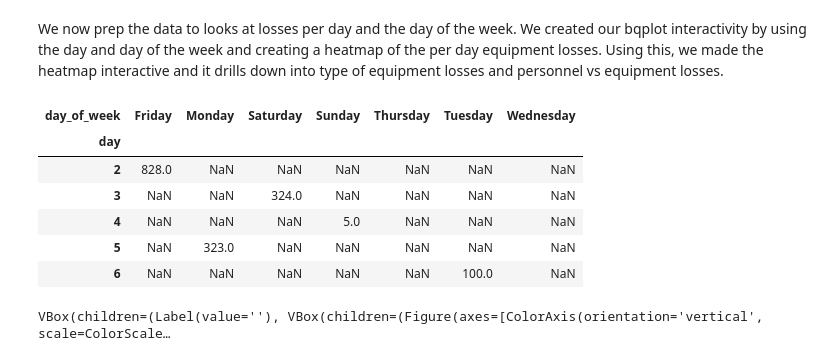
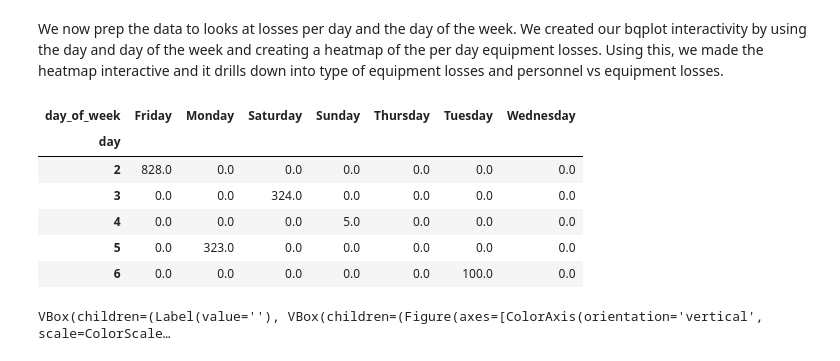
Before and after one commit to sushanthsreenivas/sushanthsreenivas..github.io, a Jupyter notebook: Russia-Ukraine Crisis A Data-Driven Overview/sushanth_divya_adit_is_445_final_project3.ipynb, the cells around one changed output. Drawn from its saved outputs; the diff is of its cells as text; code cells hidden in the pictures.

```diff
--- a/Russia-Ukraine Crisis A Data-Driven Overview/sushanth_divya_adit_is_445_final_project3.ipynb
+++ b/Russia-Ukraine Crisis A Data-Driven Overview/sushanth_divya_adit_is_445_final_project3.ipynb
@@ -236,17 +236,17 @@ We now prep the data to looks at losses per day and the day of the week. We crea
 # %%
 # Preping data for the heatmap
 df_heat = df.groupby(['day_of_week', 'day'])['equipment loss per day'].sum()
 df_heat = df_heat.unstack(level=0).round(2)
-df_heat.fillna(0)
+df_heat.fillna(0, inplace=True)
 df_heat.head()
 # %% [output]
 | day_of_week | Friday | Monday | Saturday | Sunday | Thursday | Tuesday | Wednesday |
 | day |  |  |  |  |  |  |  |
-| 2 | 828.0 | NaN | NaN | NaN | NaN | NaN | NaN |
-| 3 | NaN | NaN | 324.0 | NaN | NaN | NaN | NaN |
-| 4 | NaN | NaN | NaN | 5.0 | NaN | NaN | NaN |
-| 5 | NaN | 323.0 | NaN | NaN | NaN | NaN | NaN |
-| 6 | NaN | NaN | NaN | NaN | NaN | 100.0 | NaN |
+| 2 | 828.0 | 0.0 | 0.0 | 0.0 | 0.0 | 0.0 | 0.0 |
+| 3 | 0.0 | 0.0 | 324.0 | 0.0 | 0.0 | 0.0 | 0.0 |
+| 4 | 0.0 | 0.0 | 0.0 | 5.0 | 0.0 | 0.0 | 0.0 |
+| 5 | 0.0 | 323.0 | 0.0 | 0.0 | 0.0 | 0.0 | 0.0 |
+| 6 | 0.0 | 0.0 | 0.0 | 0.0 | 0.0 | 100.0 | 0.0 |
 # %%
 #bar_plot - Cummulative Equipment Loss vs Equipment Type
 
```
Also changed, not shown: parts of 1 cell of this notebook.
